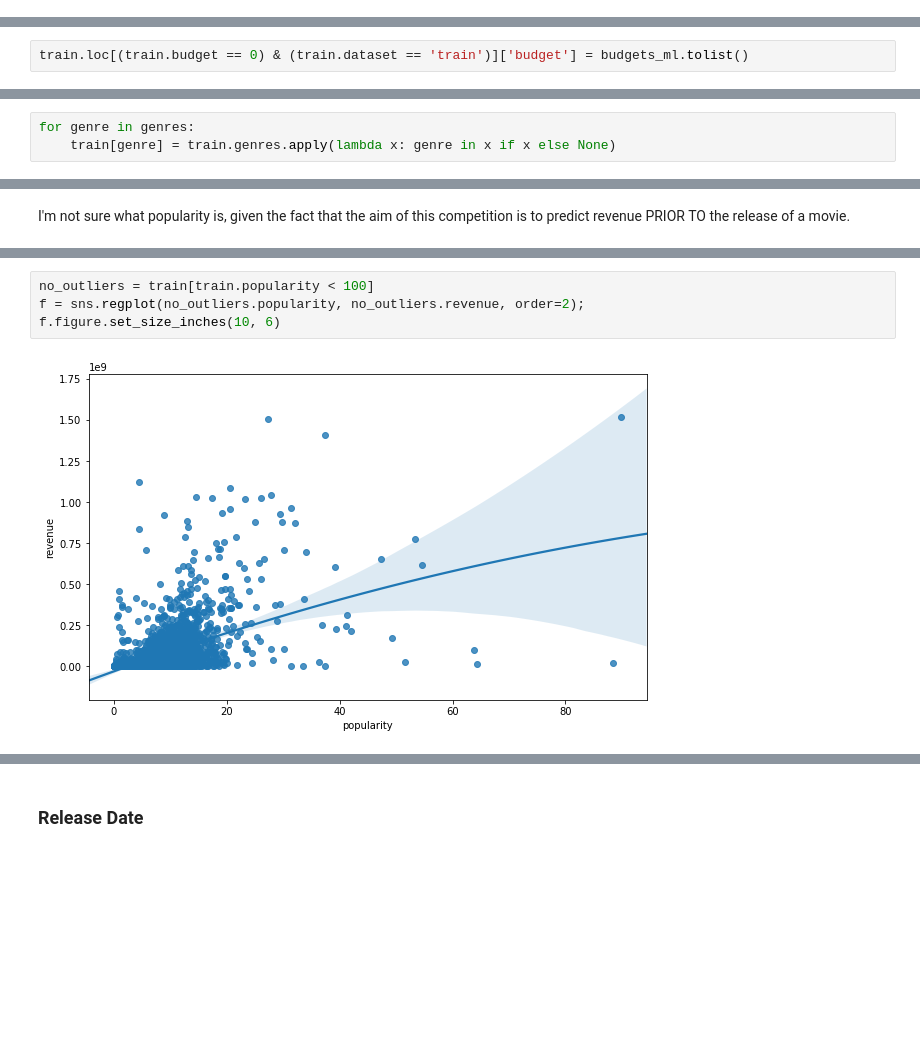
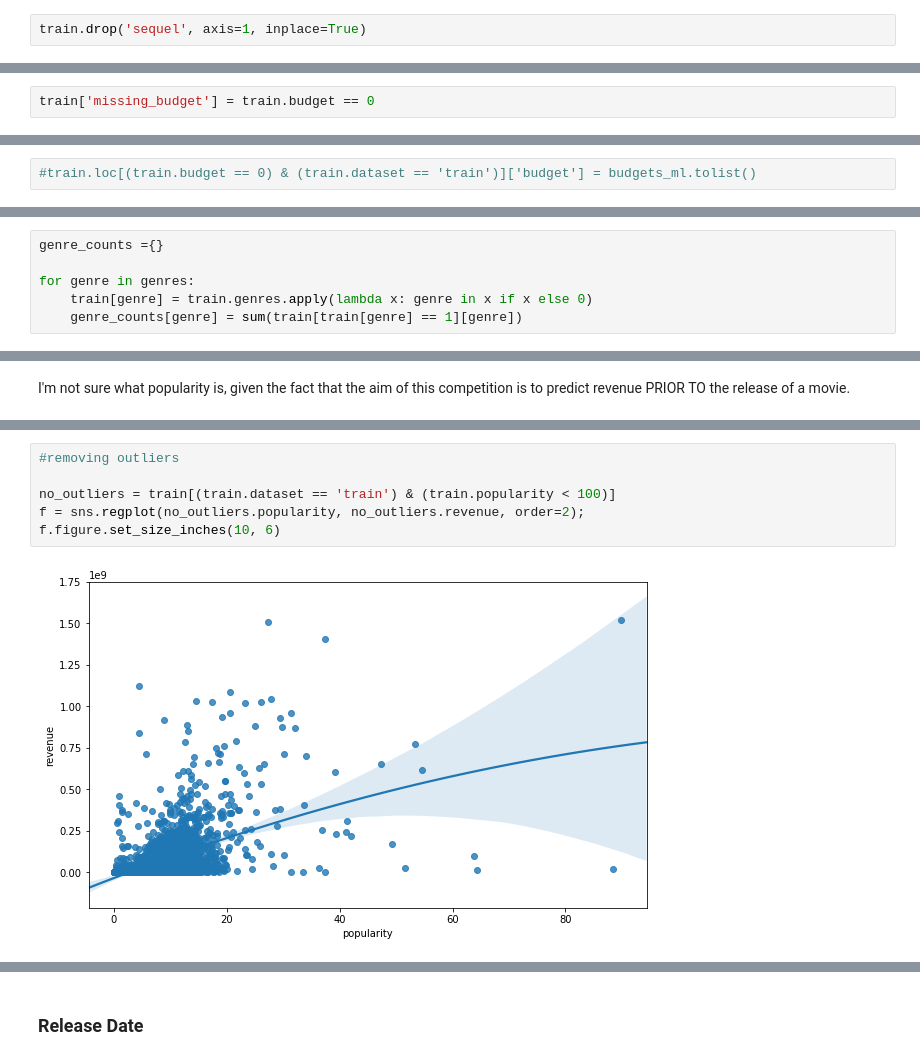
Before and after one commit to cercami/data-science, a Jupyter notebook: kaggle/box_office_predictions/box_office_pred.ipynb, the cells around one changed output, grey strips where cells are left out. Saved outputs shown, nothing was run; the diff lists cells and outputs as text; blank space fills up the shorter version.

```diff
--- a/kaggle/box_office_predictions/box_office_pred.ipynb
+++ b/kaggle/box_office_predictions/box_office_pred.ipynb
@@ -212,5 +251,7 @@ sns.catplot(x='has_collection', y='revenue', data=train, kind='bar')
 # %% [markdown]
 This actually looks like a better feature than the one I created myself.
+# %%
+train.drop('sequel', axis=1, inplace=True)
 # %% [markdown]
 ### Budget
 # %%
@@ -260,3 +301,5 @@ It's 12 mln vs 28 mln. The difference actually is not SO big...
+# %%
+train['missing_budget'] = train.budget == 0
 # %%
 bud = train[train.budget > 0]
 # %%
@@ -316,7 +355,7 @@ model = LinearRegression().fit(X=np.array(bud[bud.dataset == 'train']['revenue']
 # %%
 budgets_ml = model.predict(np.array(train[(train.budget == 0) & (train.dataset == 'train')]['revenue']).reshape(-1, 1))
 # %%
-train.loc[(train.budget == 0) & (train.dataset == 'train')]['budget'] = budgets_ml.tolist()
+#train.loc[(train.budget == 0) & (train.dataset == 'train')]['budget'] = budgets_ml.tolist()
 # %% [markdown]
 ### Not so fast....
 # %% [markdown]
@@ -375,5 +427,8 @@ print(genres)
 for genre in genres:
     train[genre] = 0
 # %%
+genre_counts ={}
+
 for genre in genres:
-    train[genre] = train.genres.apply(lambda x: genre in x if x else None)
+    train[genre] = train.genres.apply(lambda x: genre in x if x else 0)
+    genre_counts[genre] = sum(train[train[genre] == 1][genre])
@@ -439,6 +540,8 @@ f.figure.set_size_inches(10, 6)
 # %%
-no_outliers = train[train.popularity < 100]
+#removing outliers
+
+no_outliers = train[(train.dataset == 'train') & (train.popularity < 100)]
 f = sns.regplot(no_outliers.popularity, no_outliers.revenue, order=2);
 f.figure.set_size_inches(10, 6)
 # %% [output]
-[figure, old version]
+[figure, new version]
```
Also changed, not shown: parts of 183 cells of this notebook.
